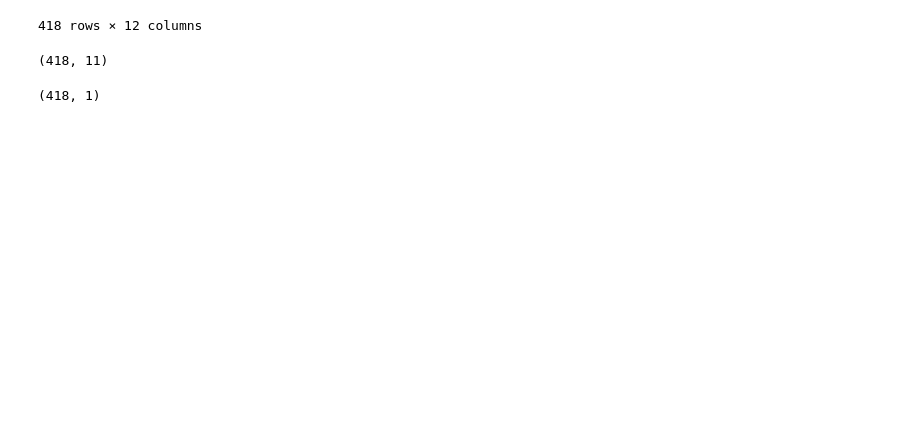
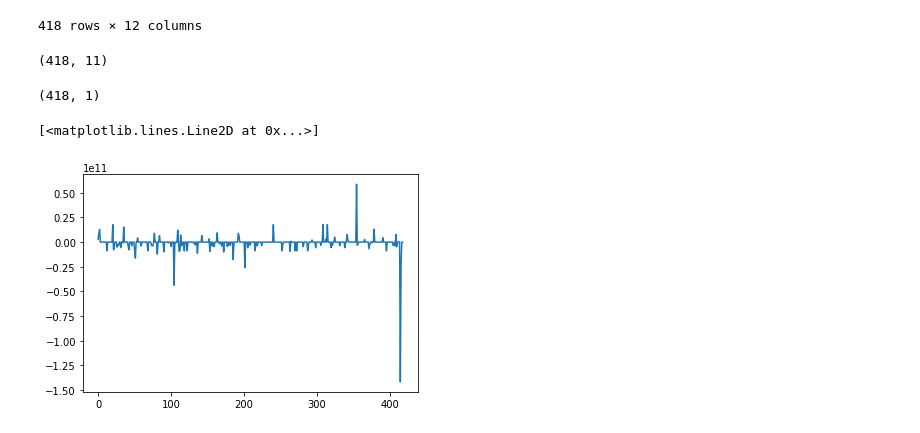
Before and after one commit to gabubellon/xp-ds-joi-2019, a Jupyter notebook: semana07/02.semana07.ipynb, the cells around one changed output. Drawn from its saved outputs; the diff is of its cells as text; code cells hidden in the pictures; blank space fills up the shorter version.

```diff
--- a/semana07/02.semana07.ipynb
+++ b/semana07/02.semana07.ipynb
@@ -276,3 +283,8 @@ df_test.shape
 pred.shape
 # %% [output]
 (418, 1)
+# %%
+plt.plot(pred_full.Pred)
+# %% [output]
+[<matplotlib.lines.Line2D at 0x...>]
+[figure, added]
```
Also changed, not shown: parts of 5 cells of this notebook.
